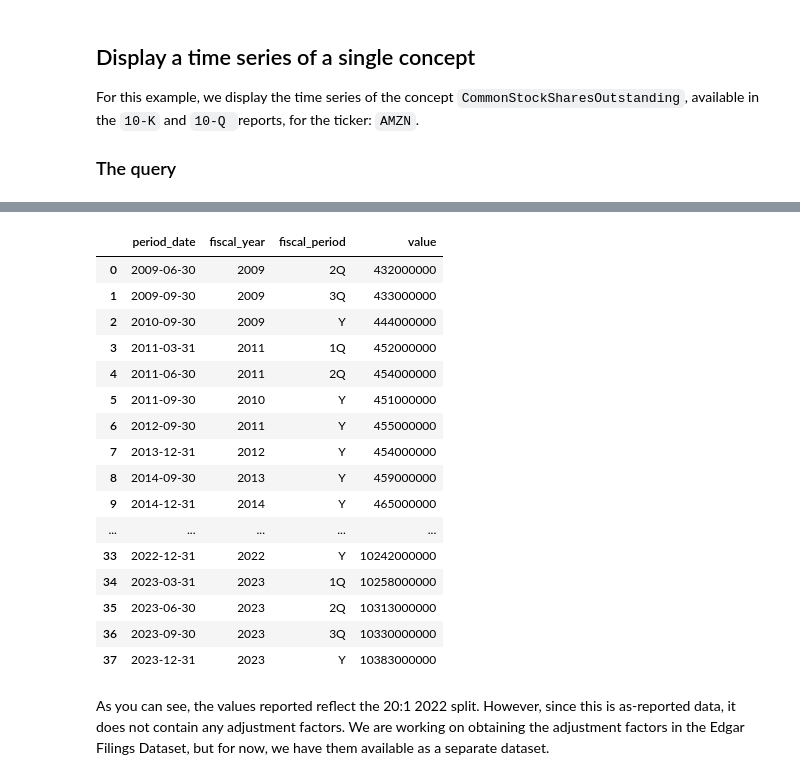
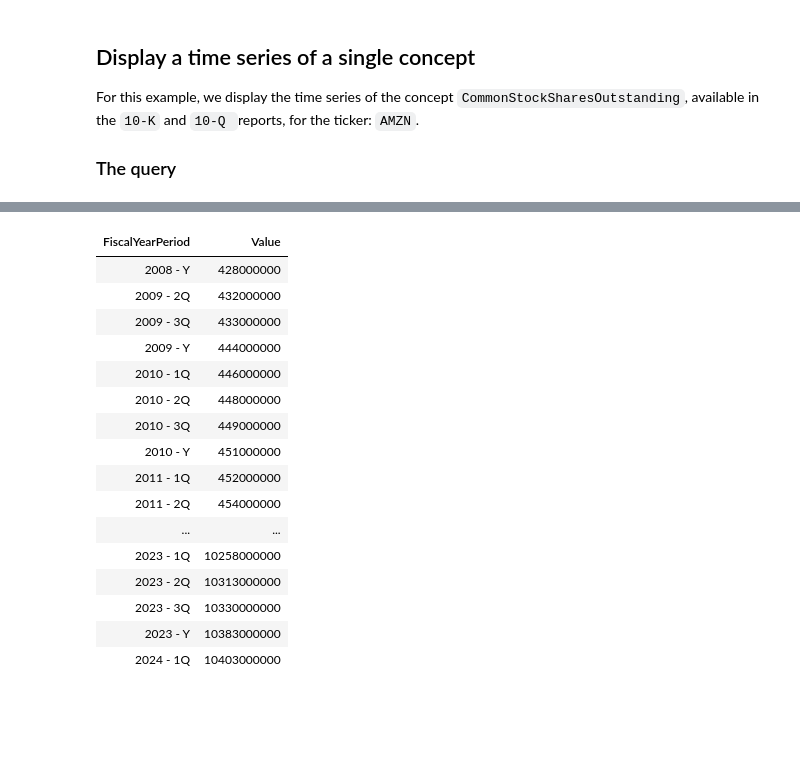
Before and after one commit to algoseekgit/algoseek-public, a Jupyter notebook: edgar-filings-examples/notebooks/shares_outstanding.ipynb, the cells around one changed output, grey strips where cells are left out. Drawn from its saved outputs; the diff is of its cells as text; code cells hidden in the pictures; blank space fills up the shorter version.

```diff
--- a/edgar-filings-examples/notebooks/shares_outstanding.ipynb
+++ b/edgar-filings-examples/notebooks/shares_outstanding.ipynb
@@ -68,0 +29,11 @@ We query the database and display the results
+# %%
+database = os.environ["CLICKHOUSE_DATABASE"]
+ticker = "AMZN"
+
+query = f"""
+    SELECT DISTINCT CONCAT(f.FiscalYear, ' - ', f.FiscalPeriod) AS FiscalYearPeriod, f.Value
+    FROM {database}.financials f
+    WHERE f.EntityId IN (SELECT e.EntityId FROM {database}.entities e WHERE e.Ticker in ('{ticker}'))
+      AND f.ConceptName = 'CommonStockSharesOutstanding'
+    ORDER BY FiscalYearPeriod
+"""
@@ -69,29 +46,26 @@ We query the database and display the results
 # %%
-
-result_ts = client.query(query_ts)
+result = client.query(query)
 
 # Convert the result to a pandas DataFrame
-df = pd.DataFrame(result_ts.result_rows, columns=result_ts.column_names)
+df = pd.DataFrame(result.result_rows, columns=result.column_names)
 
 # Display the DataFrame
-display(HTML(df.to_html(notebook=True)))
+display(HTML(df.to_html(notebook=True, index=False)))
 # %% [output]
-|  | period_date | fiscal_year | fiscal_period | value |
-| 0 | 2009-06-30 | 2009 | 2Q | 432000000 |
-| 1 | 2009-09-30 | 2009 | 3Q | 433000000 |
-| 2 | 2010-09-30 | 2009 | Y | 444000000 |
-| 3 | 2011-03-31 | 2011 | 1Q | 452000000 |
-| 4 | 2011-06-30 | 2011 | 2Q | 454000000 |
-| 5 | 2011-09-30 | 2010 | Y | 451000000 |
-| 6 | 2012-09-30 | 2011 | Y | 455000000 |
-| 7 | 2013-12-31 | 2012 | Y | 454000000 |
-| 8 | 2014-09-30 | 2013 | Y | 459000000 |
-| 9 | 2014-12-31 | 2014 | Y | 465000000 |
-| ... | ... | ... | ... | ... |
-| 33 | 2022-12-31 | 2022 | Y | 10242000000 |
-| 34 | 2023-03-31 | 2023 | 1Q | 10258000000 |
-| 35 | 2023-06-30 | 2023 | 2Q | 10313000000 |
-| 36 | 2023-09-30 | 2023 | 3Q | 10330000000 |
-| 37 | 2023-12-31 | 2023 | Y | 10383000000 |
+| FiscalYearPeriod | Value |
+| 2008 - Y | 428000000 |
+| 2009 - 2Q | 432000000 |
+| 2009 - 3Q | 433000000 |
+| 2009 - Y | 444000000 |
+| 2010 - 1Q | 446000000 |
+| 2010 - 2Q | 448000000 |
+| 2010 - 3Q | 449000000 |
+| 2010 - Y | 451000000 |
+| 2011 - 1Q | 452000000 |
+| 2011 - 2Q | 454000000 |
+| ... | ... |
+| 2023 - 1Q | 10258000000 |
+| 2023 - 2Q | 10313000000 |
+| 2023 - 3Q | 10330000000 |
+| 2023 - Y | 10383000000 |
+| 2024 - 1Q | 10403000000 |
-# %% [markdown]
-As you can see, the values reported reflect the 20:1 2022 split. However, since this is as-reported data, it does not contain any adjustment factors. We are working on obtaining the adjustment factors in the Edgar Filings Dataset, but for now, we have them available as a separate dataset.
```
Also changed, not shown: parts of 4 cells of this notebook, 1 other file.
